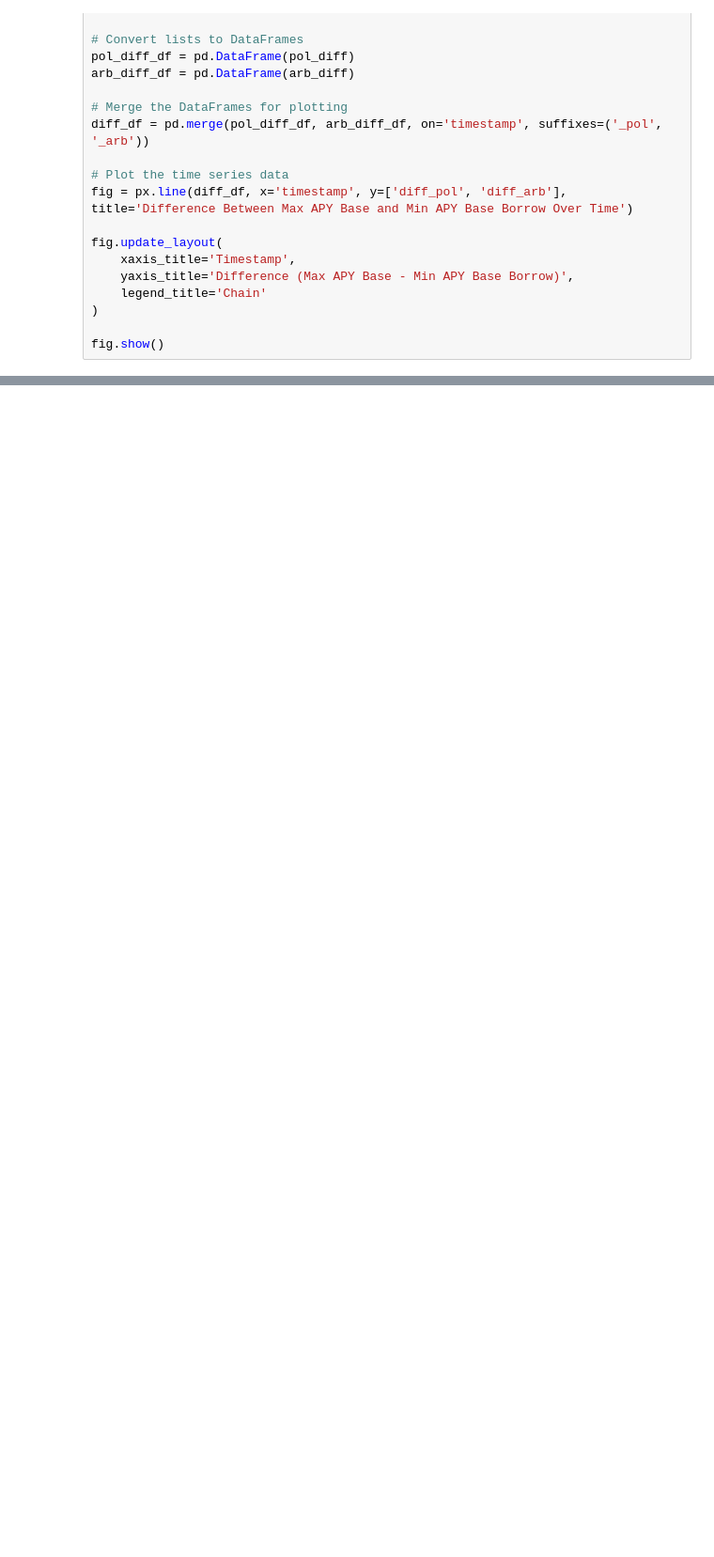
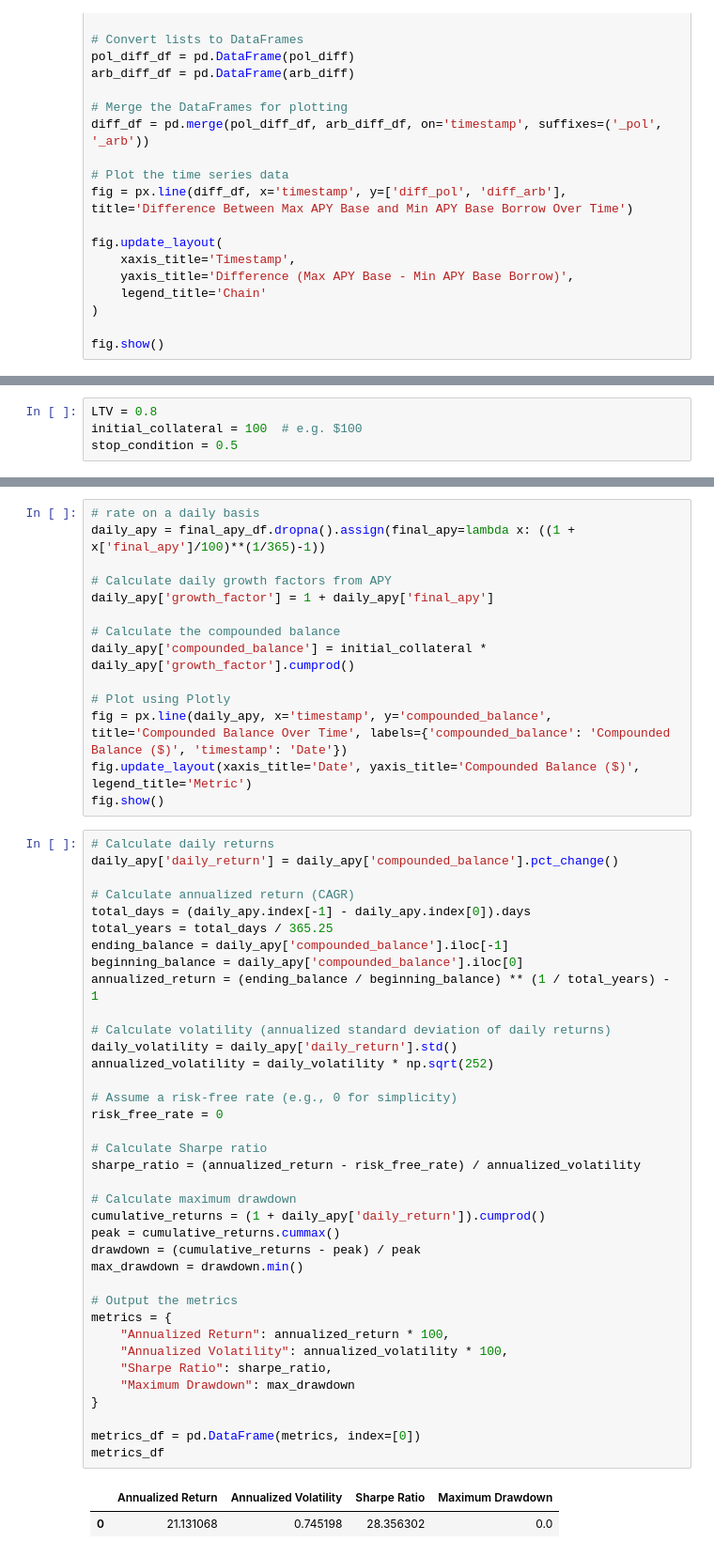
Before and after one commit to cleyfe/Aave_Functions, a Jupyter notebook: testing/historical_supply_borrow.ipynb, the cells around one changed output, grey strips where cells are left out. Shown at 94% size. Drawn from its saved outputs; the diff is of its cells as text; blank space fills up the shorter version.

```diff
--- a/testing/historical_supply_borrow.ipynb
+++ b/testing/historical_supply_borrow.ipynb
@@ -253,0 +260,4 @@ dtype: object
+# %%
+LTV = 0.8
+initial_collateral = 100  # e.g. $100
+stop_condition = 0.5
@@ -253,0 +308,54 @@ dtype: object
+# %%
+# rate on a daily basis
+daily_apy = final_apy_df.dropna().assign(final_apy=lambda x: ((1 + x['final_apy']/100)**(1/365)-1))
+
+# Calculate daily growth factors from APY
+daily_apy['growth_factor'] = 1 + daily_apy['final_apy']
+
+# Calculate the compounded balance
+daily_apy['compounded_balance'] = initial_collateral * daily_apy['growth_factor'].cumprod()
+
+# Plot using Plotly
+fig = px.line(daily_apy, x='timestamp', y='compounded_balance', title='Compounded Balance Over Time', labels={'compounded_balance': 'Compounded Balance ($)', 'timestamp': 'Date'})
+fig.update_layout(xaxis_title='Date', yaxis_title='Compounded Balance ($)', legend_title='Metric')
+fig.show()
+# %%
+# Calculate daily returns
+daily_apy['daily_return'] = daily_apy['compounded_balance'].pct_change()
+
+# Calculate annualized return (CAGR)
+total_days = (daily_apy.index[-1] - daily_apy.index[0]).days
+total_years = total_days / 365.25
+ending_balance = daily_apy['compounded_balance'].iloc[-1]
+beginning_balance = daily_apy['compounded_balance'].iloc[0]
+annualized_return = (ending_balance / beginning_balance) ** (1 / total_years) - 1
+
+# Calculate volatility (annualized standard deviation of daily returns)
+daily_volatility = daily_apy['daily_return'].std()
+annualized_volatility = daily_volatility * np.sqrt(252)
+
+# Assume a risk-free rate (e.g., 0 for simplicity)
+risk_free_rate = 0
+
+# Calculate Sharpe ratio
+sharpe_ratio = (annualized_return - risk_free_rate) / annualized_volatility
+
+# Calculate maximum drawdown
+cumulative_returns = (1 + daily_apy['daily_return']).cumprod()
+peak = cumulative_returns.cummax()
+drawdown = (cumulative_returns - peak) / peak
+max_drawdown = drawdown.min()
+
+# Output the metrics
+metrics = {
+    "Annualized Return": annualized_return * 100,
+    "Annualized Volatility": annualized_volatility * 100,
+    "Sharpe Ratio": sharpe_ratio,
+    "Maximum Drawdown": max_drawdown
+}
+
+metrics_df = pd.DataFrame(metrics, index=[0])
+metrics_df
+# %% [output]
+|  | Annualized Return | Annualized Volatility | Sharpe Ratio | Maximum Drawdown |
+| 0 | 21.131068 | 0.745198 | 28.356302 | 0.0 |
```
Also changed, not shown: parts of 8 cells of this notebook, 1 other file.
